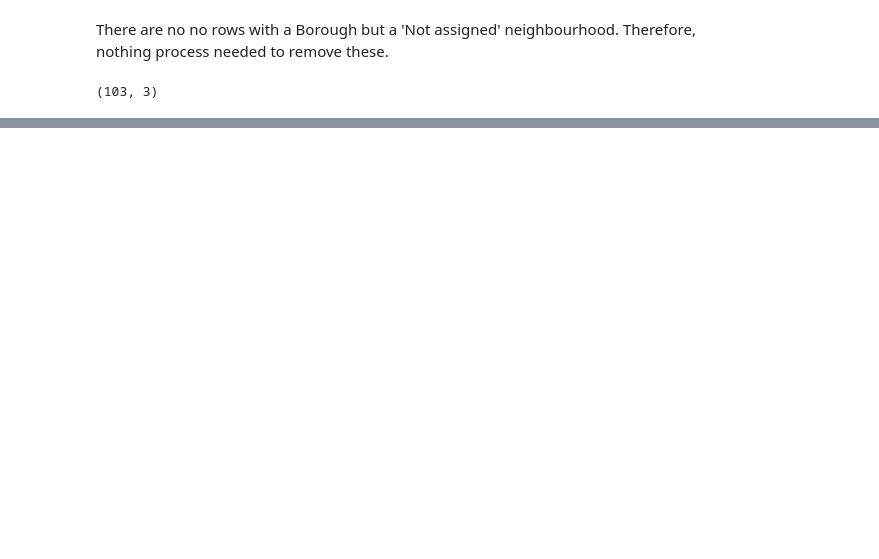
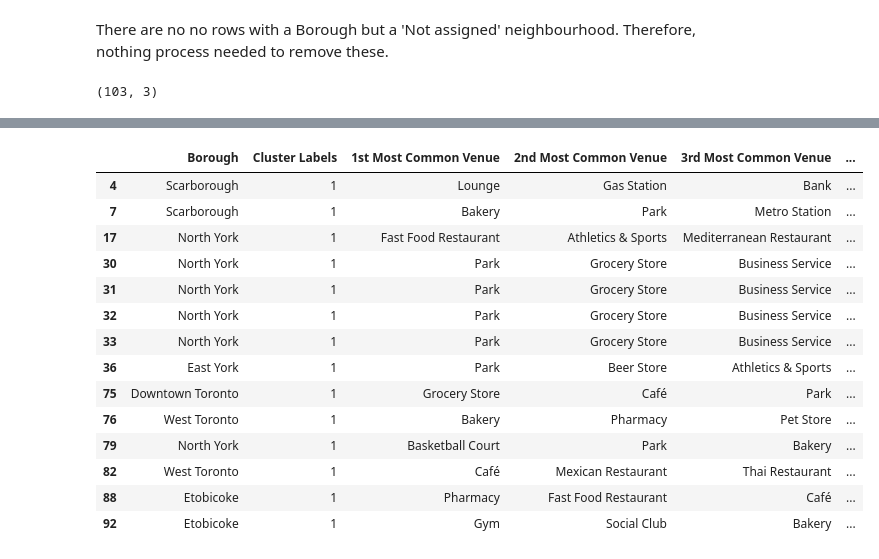
Before and after one commit to JamesSIB/Coursera_Capstone, a Jupyter notebook: TorontoPC.ipynb, the cells around one changed output, grey strips where cells are left out. Saved outputs shown, nothing was run; the diff lists cells and outputs as text; code cells hidden in the pictures; blank space fills up the shorter version.

```diff
--- a/TorontoPC.ipynb
+++ b/TorontoPC.ipynb
@@ -62,0 +423,19 @@ torontogrouped.shape
+# %%
+#Cluster 1 (Purple Color)
+toronto_merged.loc[toronto_merged['Cluster Labels'] == 1, toronto_merged.columns[[1] + list(range(5, toronto_merged.shape[1]))]]
+# %% [output]
+|  | Borough | Cluster Labels | 1st Most Common Venue | 2nd Most Common Venue | 3rd Most Common Venue | ... |
+| 4 | Scarborough | 1 | Lounge | Gas Station | Bank | ... |
+| 7 | Scarborough | 1 | Bakery | Park | Metro Station | ... |
+| 17 | North York | 1 | Fast Food Restaurant | Athletics & Sports | Mediterranean Restaurant | ... |
+| 30 | North York | 1 | Park | Grocery Store | Business Service | ... |
+| 31 | North York | 1 | Park | Grocery Store | Business Service | ... |
+| 32 | North York | 1 | Park | Grocery Store | Business Service | ... |
+| 33 | North York | 1 | Park | Grocery Store | Business Service | ... |
+| 36 | East York | 1 | Park | Beer Store | Athletics & Sports | ... |
+| 75 | Downtown Toronto | 1 | Grocery Store | Café | Park | ... |
+| 76 | West Toronto | 1 | Bakery | Pharmacy | Pet Store | ... |
+| 79 | North York | 1 | Basketball Court | Park | Bakery | ... |
+| 82 | West Toronto | 1 | Café | Mexican Restaurant | Thai Restaurant | ... |
+| 88 | Etobicoke | 1 | Pharmacy | Fast Food Restaurant | Café | ... |
+| 92 | Etobicoke | 1 | Gym | Social Club | Bakery | ... |
```
Also changed, not shown: parts of 41 cells of this notebook.
